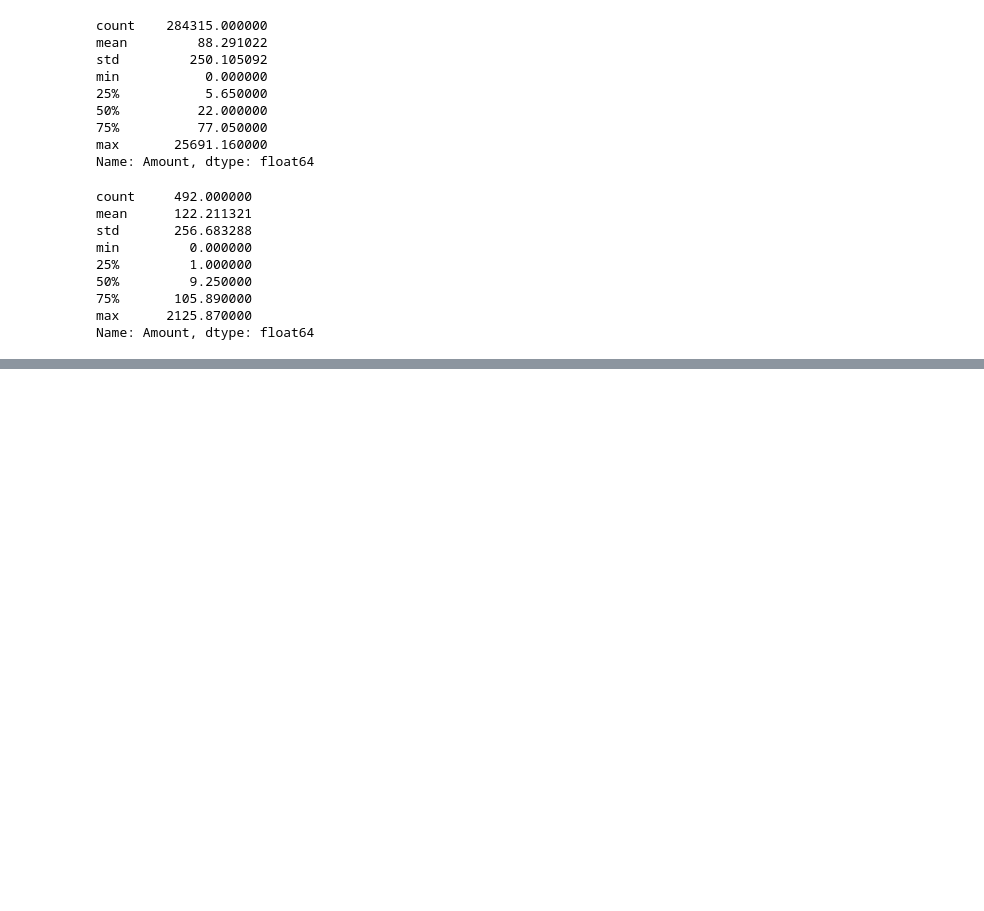
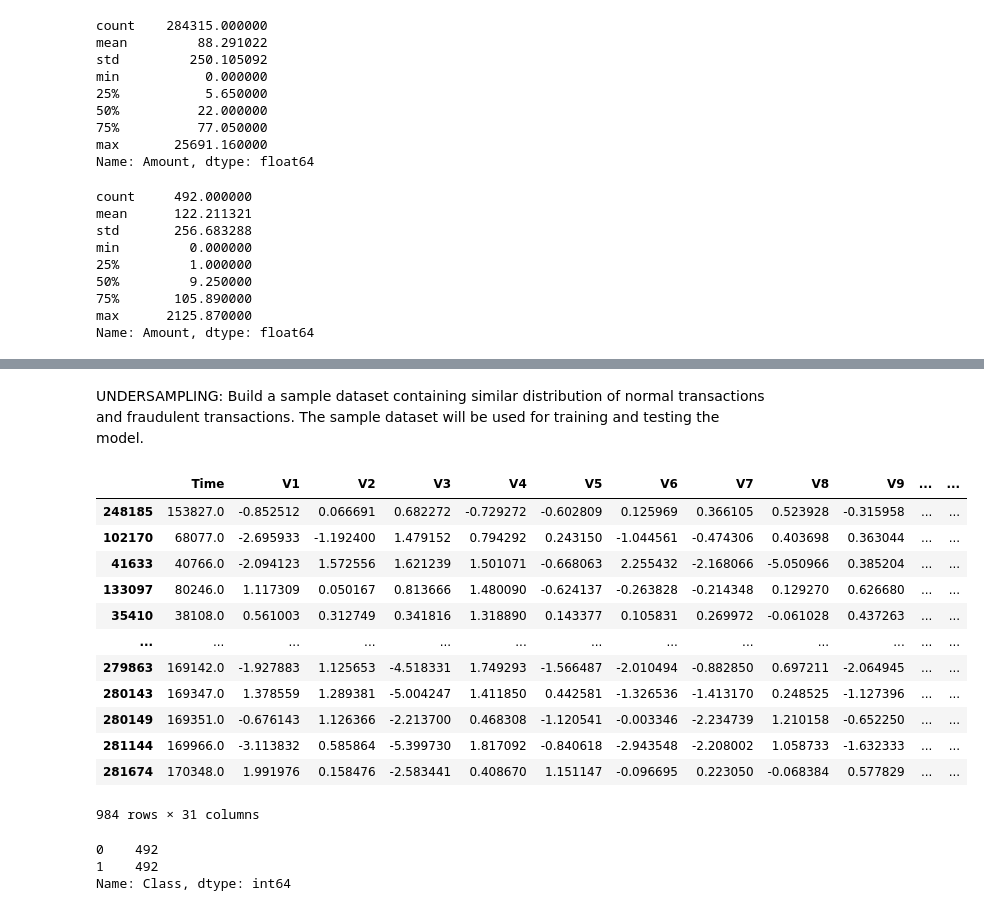
Before and after one commit to shashank274/CreditCard_Fraud_Detection, a Jupyter notebook: model.ipynb, the cells around one changed output, grey strips where cells are left out. Saved outputs shown, nothing was run; the diff lists cells and outputs as text; code cells hidden in the pictures; blank space fills up the shorter version.

```diff
--- a/model.ipynb
+++ b/model.ipynb
@@ -130,0 +140,30 @@ Name: Amount, dtype: float64
+# %% [markdown]
+UNDERSAMPLING:
+Build a sample dataset containing similar distribution of normal transactions and fraudulent transactions. The sample dataset will be used for training and testing the model.
+# %%
+legit_sample = legit.sample(n=492)
+# %%
+#Concatenate 2 dataframes
+new_data=pd.concat([legit_sample,fraud], axis=0)
+# %%
+new_data
+# %% [output]
+|  | Time | V1 | V2 | V3 | V4 | V5 | V6 | V7 | V8 | V9 | ... | ... |
+| 248185 | 153827.0 | -0.852512 | 0.066691 | 0.682272 | -0.729272 | -0.602809 | 0.125969 | 0.366105 | 0.523928 | -0.315958 | ... | ... |
+| 102170 | 68077.0 | -2.695933 | -1.192400 | 1.479152 | 0.794292 | 0.243150 | -1.044561 | -0.474306 | 0.403698 | 0.363044 | ... | ... |
+| 41633 | 40766.0 | -2.094123 | 1.572556 | 1.621239 | 1.501071 | -0.668063 | 2.255432 | -2.168066 | -5.050966 | 0.385204 | ... | ... |
+| 133097 | 80246.0 | 1.117309 | 0.050167 | 0.813666 | 1.480090 | -0.624137 | -0.263828 | -0.214348 | 0.129270 | 0.626680 | ... | ... |
+| 35410 | 38108.0 | 0.561003 | 0.312749 | 0.341816 | 1.318890 | 0.143377 | 0.105831 | 0.269972 | -0.061028 | 0.437263 | ... | ... |
+| ... | ... | ... | ... | ... | ... | ... | ... | ... | ... | ... | ... | ... |
+| 279863 | 169142.0 | -1.927883 | 1.125653 | -4.518331 | 1.749293 | -1.566487 | -2.010494 | -0.882850 | 0.697211 | -2.064945 | ... | ... |
+| 280143 | 169347.0 | 1.378559 | 1.289381 | -5.004247 | 1.411850 | 0.442581 | -1.326536 | -1.413170 | 0.248525 | -1.127396 | ... | ... |
+| 280149 | 169351.0 | -0.676143 | 1.126366 | -2.213700 | 0.468308 | -1.120541 | -0.003346 | -2.234739 | 1.210158 | -0.652250 | ... | ... |
+| 281144 | 169966.0 | -3.113832 | 0.585864 | -5.399730 | 1.817092 | -0.840618 | -2.943548 | -2.208002 | 1.058733 | -1.632333 | ... | ... |
+| 281674 | 170348.0 | 1.991976 | 0.158476 | -2.583441 | 0.408670 | 1.151147 | -0.096695 | 0.223050 | -0.068384 | 0.577829 | ... | ... |
+984 rows × 31 columns
+# %%
+new_data['Class'].value_counts()
+# %% [output]
+0    492
+1    492
+Name: Class, dtype: int64
```
Also changed, not shown: parts of 16 cells of this notebook.
